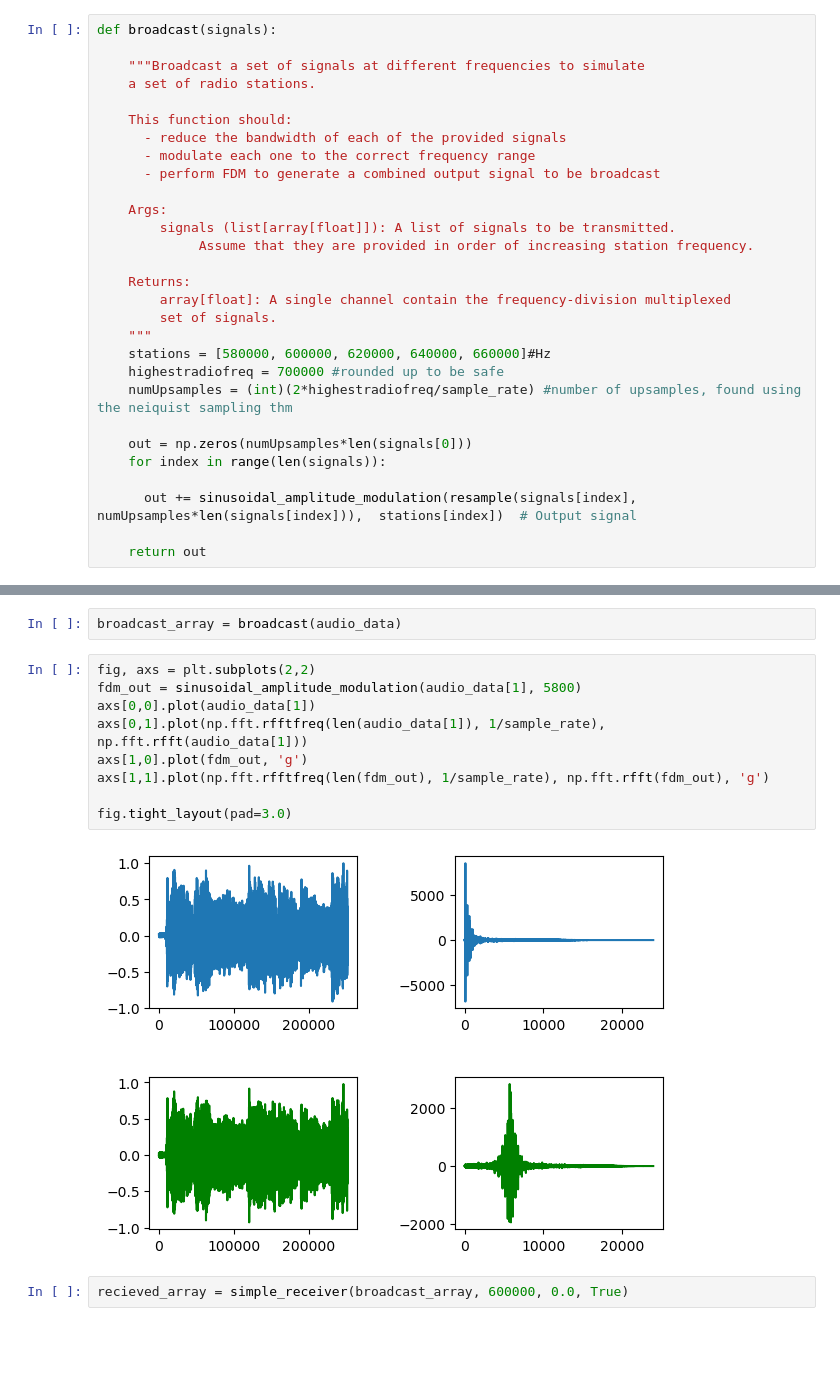
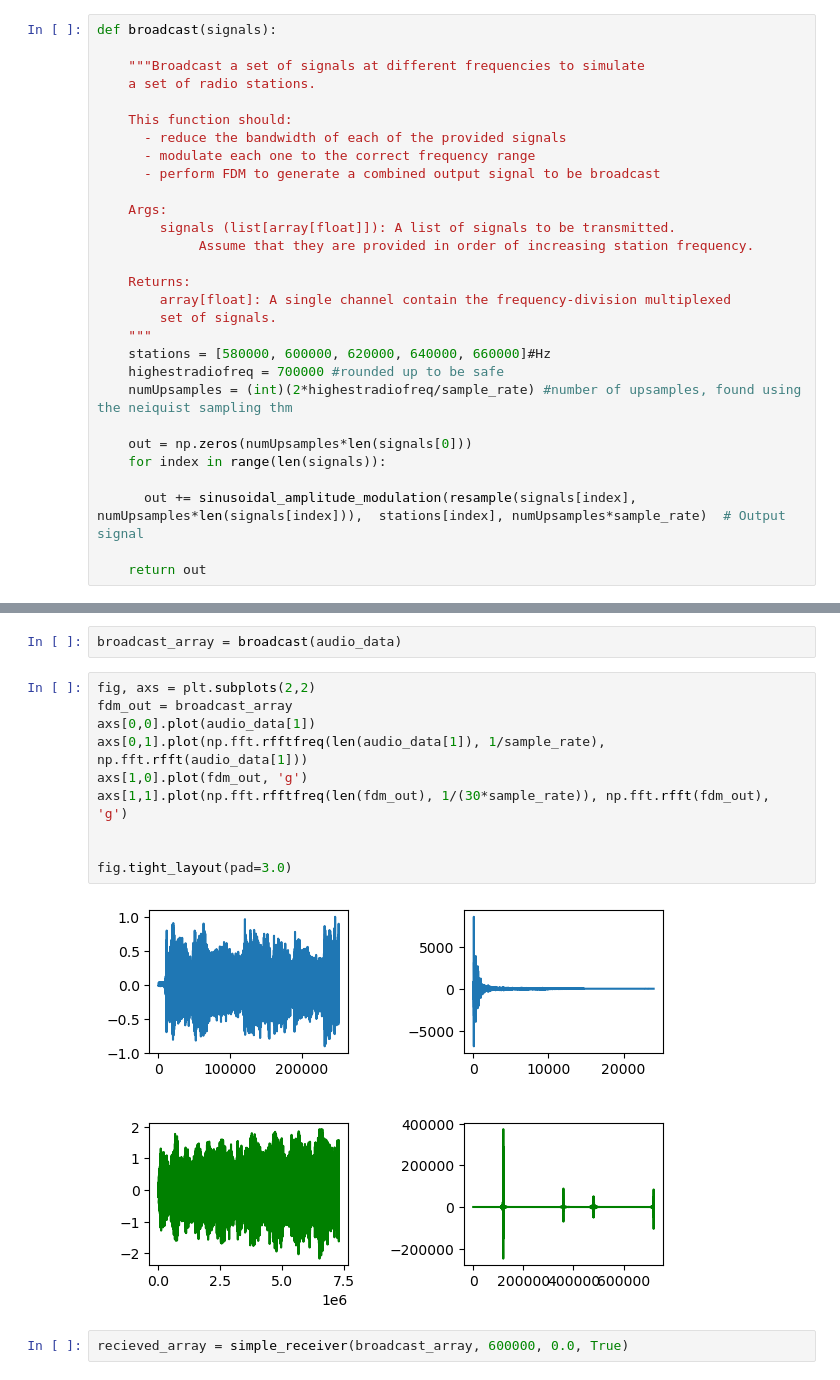
Before and after one commit to halab1t/AM-radio, a Jupyter notebook: AM-Radio.ipynb, the cells around one changed output, grey strips where cells are left out. Drawn from its saved outputs; the diff is of its cells as text; blank space fills up the shorter version.

```diff
--- a/AM-Radio.ipynb
+++ b/AM-Radio.ipynb
@@ -172,7 +172,7 @@ def broadcast(signals):
     out = np.zeros(numUpsamples*len(signals[0]))
     for index in range(len(signals)):
 
-      out += sinusoidal_amplitude_modulation(resample(signals[index], numUpsamples*len(signals[index])),  stations[index])  # Output signal
+      out += sinusoidal_amplitude_modulation(resample(signals[index], numUpsamples*len(signals[index])),  stations[index], numUpsamples*sample_rate)  # Output signal
 
     return out
 # %% [markdown]
@@ -220,15 +220,16 @@ def simple_receiver(broadcast, station_frequency, phase=0.0, bandpass=True):
 broadcast_array = broadcast(audio_data)
 # %%
 fig, axs = plt.subplots(2,2)
-fdm_out = sinusoidal_amplitude_modulation(audio_data[1], 5800)
+fdm_out = broadcast_array
 axs[0,0].plot(audio_data[1])
 axs[0,1].plot(np.fft.rfftfreq(len(audio_data[1]), 1/sample_rate), np.fft.rfft(audio_data[1]))
 axs[1,0].plot(fdm_out, 'g')
-axs[1,1].plot(np.fft.rfftfreq(len(fdm_out), 1/sample_rate), np.fft.rfft(fdm_out), 'g')
+axs[1,1].plot(np.fft.rfftfreq(len(fdm_out), 1/(30*sample_rate)), np.fft.rfft(fdm_out), 'g')
+
 
 fig.tight_layout(pad=3.0)
 # %% [output]
-[figure, old version]
+[figure, new version]
 # %%
 recieved_array = simple_receiver(broadcast_array, 600000, 0.0, True)
 # %%
```
